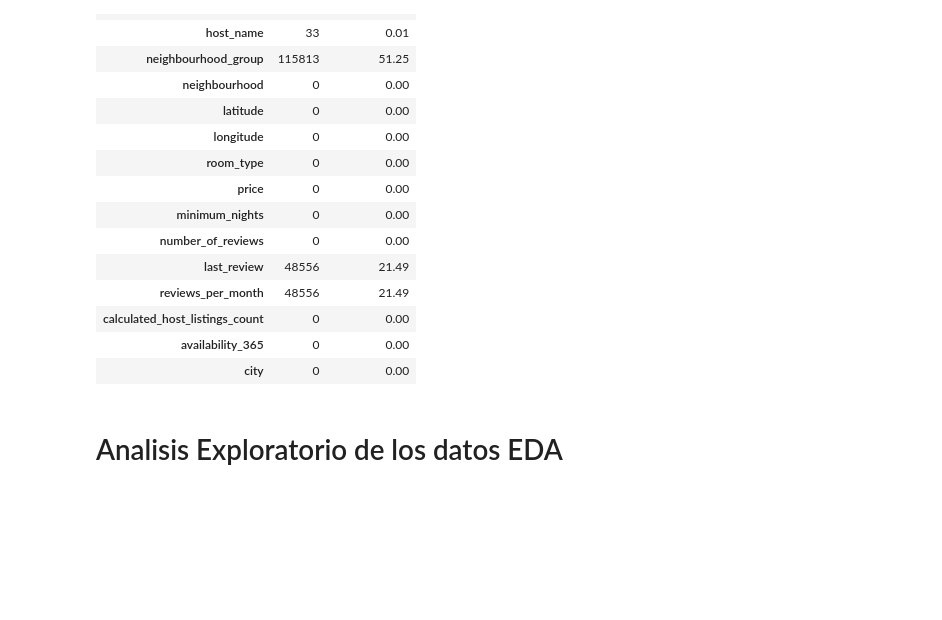
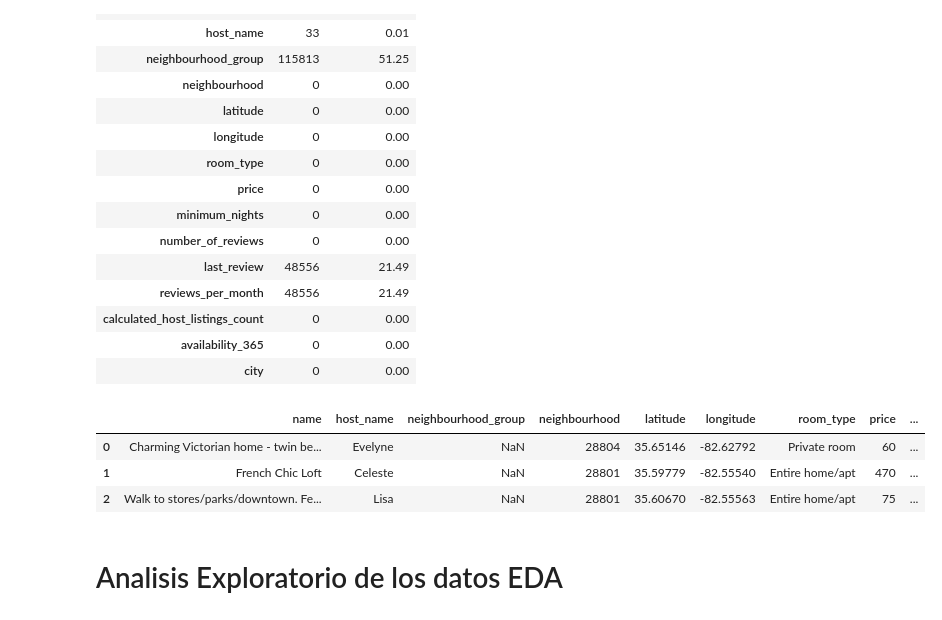
Before and after one commit to HaloReach2552/Proyecto-Data-Science-Airbnb, a Jupyter notebook: proyecto.ipynb, the cells around one changed output. Saved outputs shown, nothing was run; the diff lists cells and outputs as text; code cells hidden in the pictures; blank space fills up the shorter version.

```diff
--- a/proyecto.ipynb
+++ b/proyecto.ipynb
@@ -90,6 +91,14 @@ datos["host_name"] = datos["host_name"].fillna("Unknown")
 
 # Si un alojamiento no tiene reseñas, la tasa de reseñas por mes es 0.
 datos["reviews_per_month"] = datos["reviews_per_month"].fillna(0)
+# %%
+# Al final esta es la BBDD con la cual se trabajara el EDA
+datos.head(3)
+# %% [output]
+|  | name | host_name | neighbourhood_group | neighbourhood | latitude | longitude | room_type | price | ... |
+| 0 | Charming Victorian home - twin be... | Evelyne | NaN | 28804 | 35.65146 | -82.62792 | Private room | 60 | ... |
+| 1 | French Chic Loft | Celeste | NaN | 28801 | 35.59779 | -82.55540 | Entire home/apt | 470 | ... |
+| 2 | Walk to stores/parks/downtown. Fe... | Lisa | NaN | 28801 | 35.60670 | -82.55563 | Entire home/apt | 75 | ... |
 # %% [markdown]
 # Analisis Exploratorio de los datos EDA
 # %%
```
Also changed, not shown: parts of 8 cells of this notebook, 1 other file.
